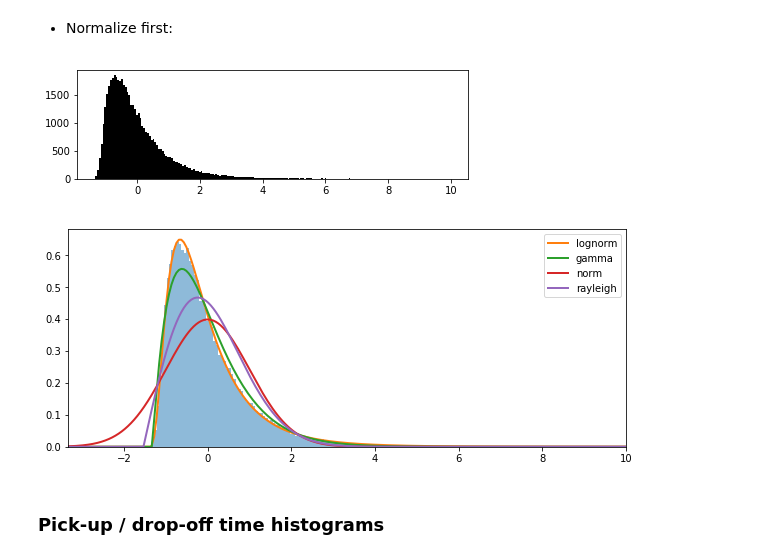
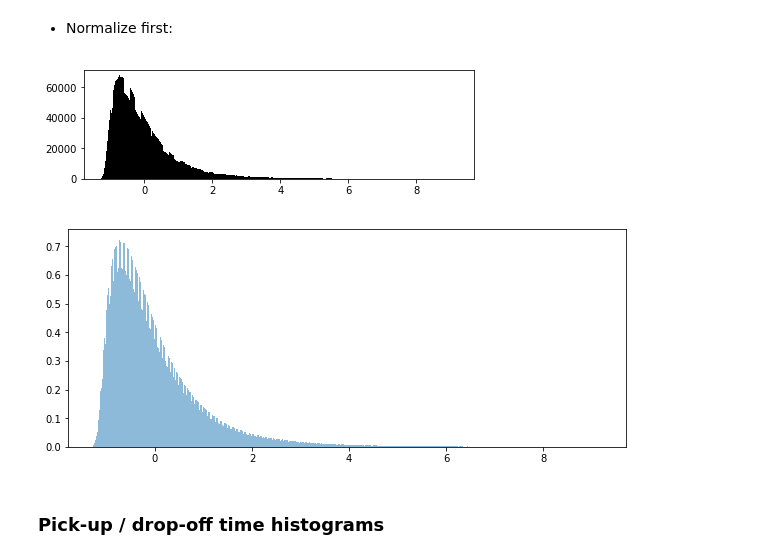
Before and after one commit to arthurarj/ttdp_project, a Jupyter notebook: _temporal_analysis.ipynb, the cells around one changed output. Saved outputs shown, nothing was run; the diff lists cells and outputs as text; code cells hidden in the pictures.

```diff
--- a/_temporal_analysis.ipynb
+++ b/_temporal_analysis.ipynb
@@ -19,3 +19,21 @@ Size reduction from 50000 to 48804 (1196 samples dropped for missing data)
 | 2 | 2016-02-21 14:21:57 | 2016-02-21 14:30:07 | 0.50 | -73.973160 | 40.752728 | -73.982178 | 40.756962 | 490 | 0.556130 | 0.899070 |
 | 3 | 2016-02-11 22:51:59 | 2016-02-11 22:57:41 | 1.30 | -73.991280 | 40.744808 | -73.985909 | 40.731178 | 342 | 0.981839 | 1.324045 |
 | 4 | 2016-02-13 18:32:08 | 2016-02-13 18:43:51 | 1.50 | -73.992897 | 40.741280 | -73.975967 | 40.748734 | 703 | 1.026608 | 1.461123 |
+# %%
+import pickle as pkl
+
+file_indices = [i + (616 if i>260 else 0) for i in range(696)][:100]
+n_files = len(file_indices)
+print('Number of chunks =',n_files)
+
+df = pd.DataFrame()
+for chunk_id in file_indices:
+    df = df.append(pkl.load(open('../data/processed_chunks/processed_ttd_chunk_{}.p'.format(chunk_id), 'rb')))
+
+#data.drop(data[data.vec_dist > 15].index, inplace=True)
+
+# Drop trips with distance exceeding 40 miles
+df.drop(df[df.trip_dist > 40].index, inplace=True)
+
+# This guarantees indices to be unique, which is important for random permutation
+df.reset_index(drop=True, inplace=True)
@@ -71,38 +99,38 @@ normalized_duration = (df.duration - df.duration.mean())/df.duration.std()
 plt.figure(figsize=(7,2))
 _,x,_ = plt.hist(normalized_duration, bins='auto', color='k')
 # %% [output]
-[figure, old version]
+[figure, new version]
 # %%
 import numpy as np
 from scipy import stats
 
 plt.figure(figsize=(10,4))
 
-plt.hist(normalized_duration, bins='auto', alpha=0.5, density=True)
+plt.hist(normalized_duration[::1], bins='auto', alpha=0.5, density=True)
 
-dist_names = ['lognorm', 'gamma', 'norm', 'rayleigh']
-parameters = []
+# dist_names = ['lognorm', 'gamma', 'norm', 'rayleigh']
+# parameters = []
 
-left_x = np.linspace(x.min() - 2, x.min(), 1000)
-x_axis = np.concatenate((left_x, x))
+# left_x = np.linspace(x.min() - 2, x.min(), 1000)
+# x_axis = np.concatenate((left_x, x))
 
-for dist_name in dist_names:
+# for dist_name in dist_names:
 
-    dist = getattr(stats, dist_name)
-    param = dist.fit(normalized_duration)
-    parameters.append(param)
+#     dist = getattr(stats, dist_name)
+#     param = dist.fit(normalized_duration)
+#     parameters.append(param)
 
-    shape = param[:-2]
-    loc = param[-2]
-    scale = param[-1]
+#     shape = param[:-2]
+#     loc = param[-2]
+#     scale = param[-1]
 
-    pdf_fitted = dist.pdf(x_axis, *param[:-2], loc=param[-2], scale=param[-1])
-    plt.plot(x_axis, pdf_fitted, label=dist_name, linewidth=2)
-    plt.xlim((x_axis.min(),10))
-    plt.legend(loc='upper right')
+#     pdf_fitted = dist.pdf(x_axis, *param[:-2], loc=param[-2], scale=param[-1])
+#     plt.plot(x_axis, pdf_fitted, label=dist_name, linewidth=2)
+#     plt.xlim((x_axis.min(),10))
+#     plt.legend(loc='upper right')
 plt.show()
 # %% [output]
-[figure, old version]
+[figure, new version]
 # %% [markdown]
 ### Pick-up / drop-off time histograms
 # %%
```
Also changed, not shown: parts of 15 cells of this notebook, 7 other files.
